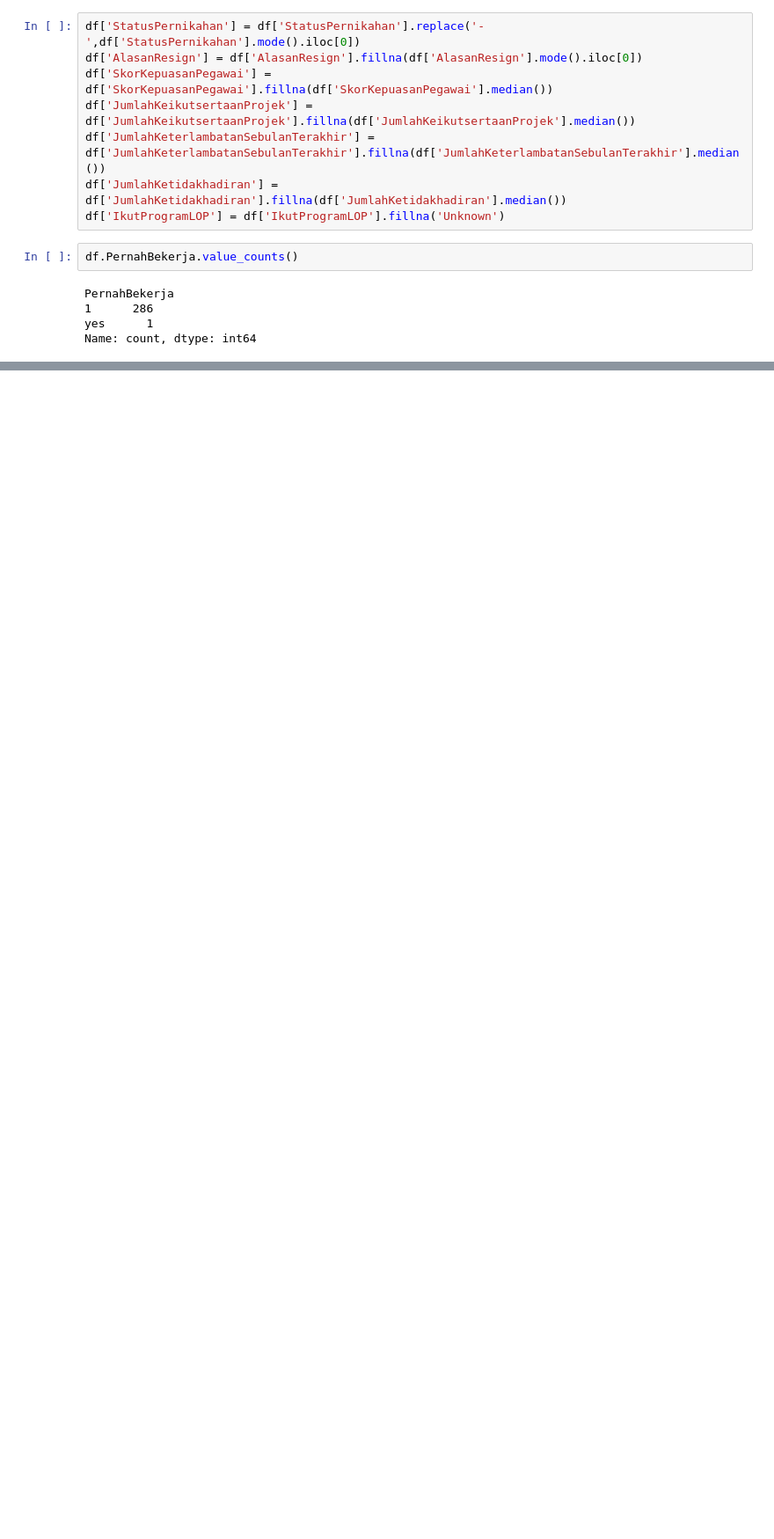
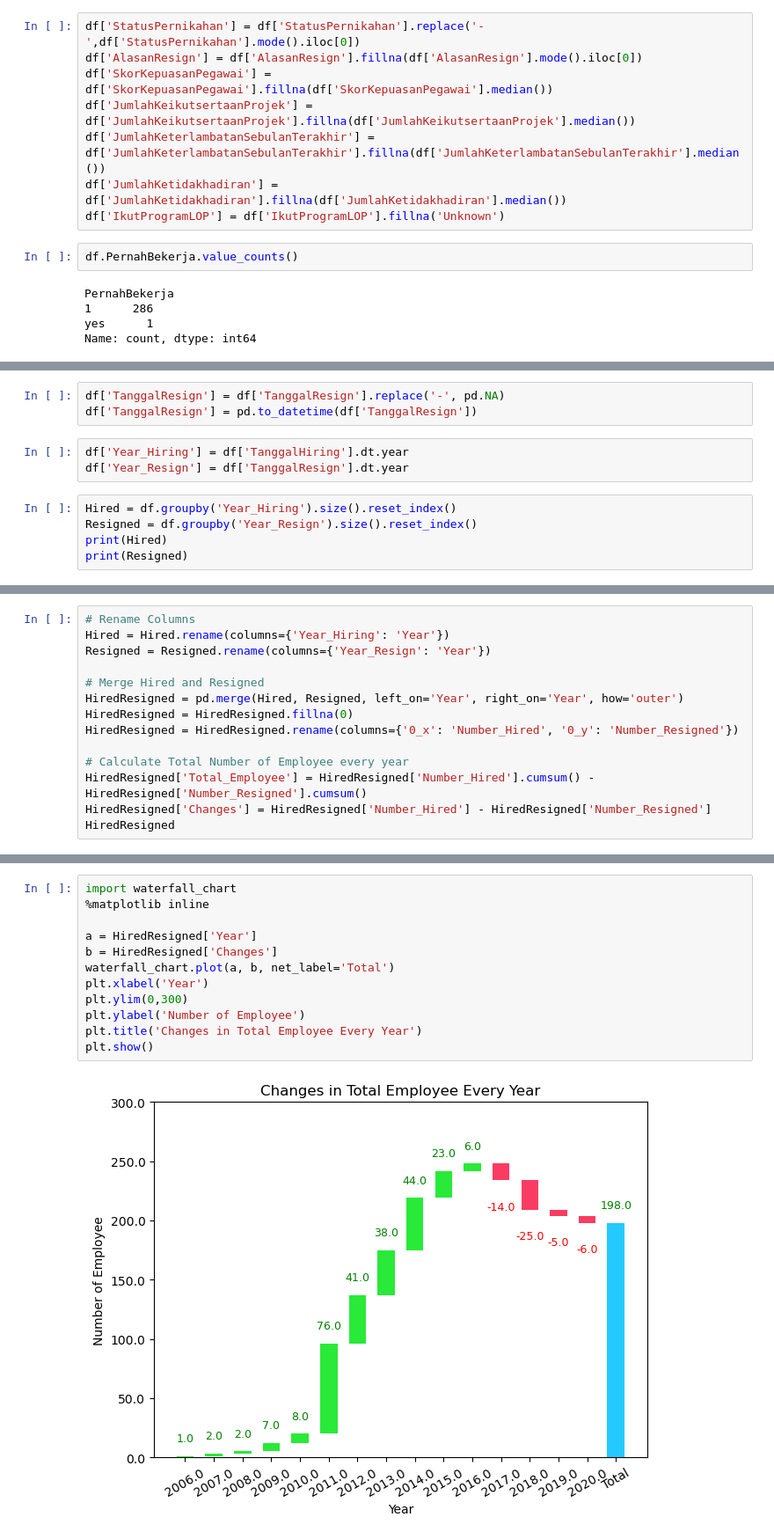
Before and after one commit to tsabitahkarimah/Portfolio, a Jupyter notebook: Project 3/Task 3.ipynb, the cells around one changed output, grey strips where cells are left out. Shown at 88% size. Saved outputs shown, nothing was run; the diff lists cells and outputs as text; blank space fills up the shorter version.

```diff
--- a/Project 3/Task 3.ipynb
+++ b/Project 3/Task 3.ipynb
@@ -186,0 +187,11 @@ df_drop = df.drop(columns='PernahBekerja')
+# %%
+df['TanggalResign'] = df['TanggalResign'].replace('-', pd.NA)
+df['TanggalResign'] = pd.to_datetime(df['TanggalResign'])
+# %%
+df['Year_Hiring'] = df['TanggalHiring'].dt.year
+df['Year_Resign'] = df['TanggalResign'].dt.year
+# %%
+Hired = df.groupby('Year_Hiring').size().reset_index()
+Resigned = df.groupby('Year_Resign').size().reset_index()
+print(Hired)
+print(Resigned)
@@ -186,0 +216,14 @@ df_drop = df.drop(columns='PernahBekerja')
+# %%
+# Rename Columns
+Hired = Hired.rename(columns={'Year_Hiring': 'Year'})
+Resigned = Resigned.rename(columns={'Year_Resign': 'Year'})
+
+# Merge Hired and Resigned
+HiredResigned = pd.merge(Hired, Resigned, left_on='Year', right_on='Year', how='outer')
+HiredResigned = HiredResigned.fillna(0)
+HiredResigned = HiredResigned.rename(columns={'0_x': 'Number_Hired', '0_y': 'Number_Resigned'})
+
+# Calculate Total Number of Employee every year
+HiredResigned['Total_Employee'] = HiredResigned['Number_Hired'].cumsum() - HiredResigned['Number_Resigned'].cumsum()
+HiredResigned['Changes'] = HiredResigned['Number_Hired'] - HiredResigned['Number_Resigned']
+HiredResigned
@@ -186,0 +247,14 @@ df_drop = df.drop(columns='PernahBekerja')
+# %%
+import waterfall_chart
+%matplotlib inline
+
+a = HiredResigned['Year']
+b = HiredResigned['Changes']
+waterfall_chart.plot(a, b, net_label='Total')
+plt.xlabel('Year')
+plt.ylim(0,300)
+plt.ylabel('Number of Employee')
+plt.title('Changes in Total Employee Every Year')
+plt.show()
+# %% [output]
+[figure, added]
```
Also changed, not shown: parts of 5 cells of this notebook, 1 other file.
